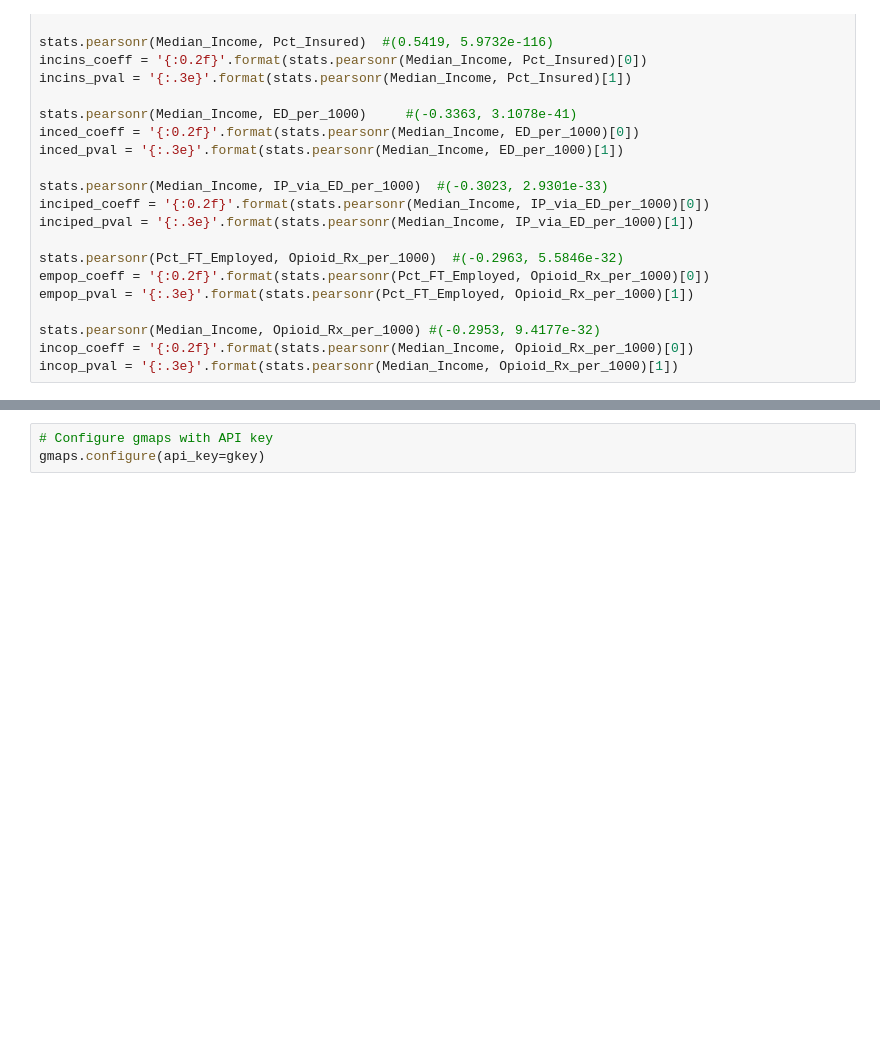
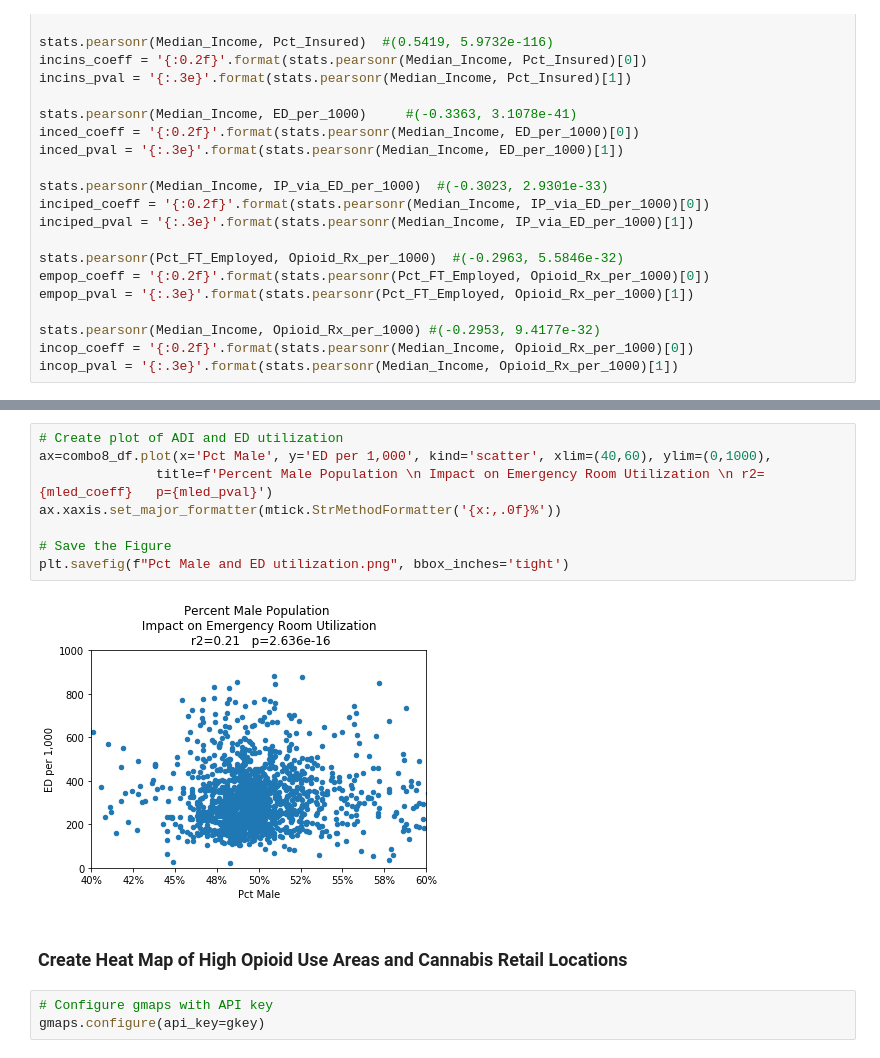
Before and after one commit to velasquezg1/ED_Visits_Cannabis, a Jupyter notebook: Health_Util_Data_Analysis_bf.ipynb, the cells around one changed output, grey strips where cells are left out. Saved outputs shown, nothing was run; the diff lists cells and outputs as text; blank space fills up the shorter version.

```diff
--- a/Health_Util_Data_Analysis_bf.ipynb
+++ b/Health_Util_Data_Analysis_bf.ipynb
@@ -168,3 +203,15 @@ ax.xaxis.set_major_formatter(mtick.StrMethodFormatter('${x:,.0f}'))
+# %%
+# Create plot of ADI and ED utilization
+ax=combo8_df.plot(x='Pct Male', y='ED per 1,000', kind='scatter', xlim=(40,60), ylim=(0,1000),
+               title=f'Percent Male Population \n Impact on Emergency Room Utilization \n r2={mled_coeff}   p={mled_pval}')
+ax.xaxis.set_major_formatter(mtick.StrMethodFormatter('{x:,.0f}%'))
+
+# Save the Figure
+plt.savefig(f"Pct Male and ED utilization.png", bbox_inches='tight')
+# %% [output]
+[figure, added]
+# %% [markdown]
+###  Create Heat Map of High Opioid Use Areas and Cannabis Retail Locations
 # %%
 # Configure gmaps with API key
 gmaps.configure(api_key=gkey)
```
Also changed, not shown: parts of 14 cells of this notebook, 15 other files.
